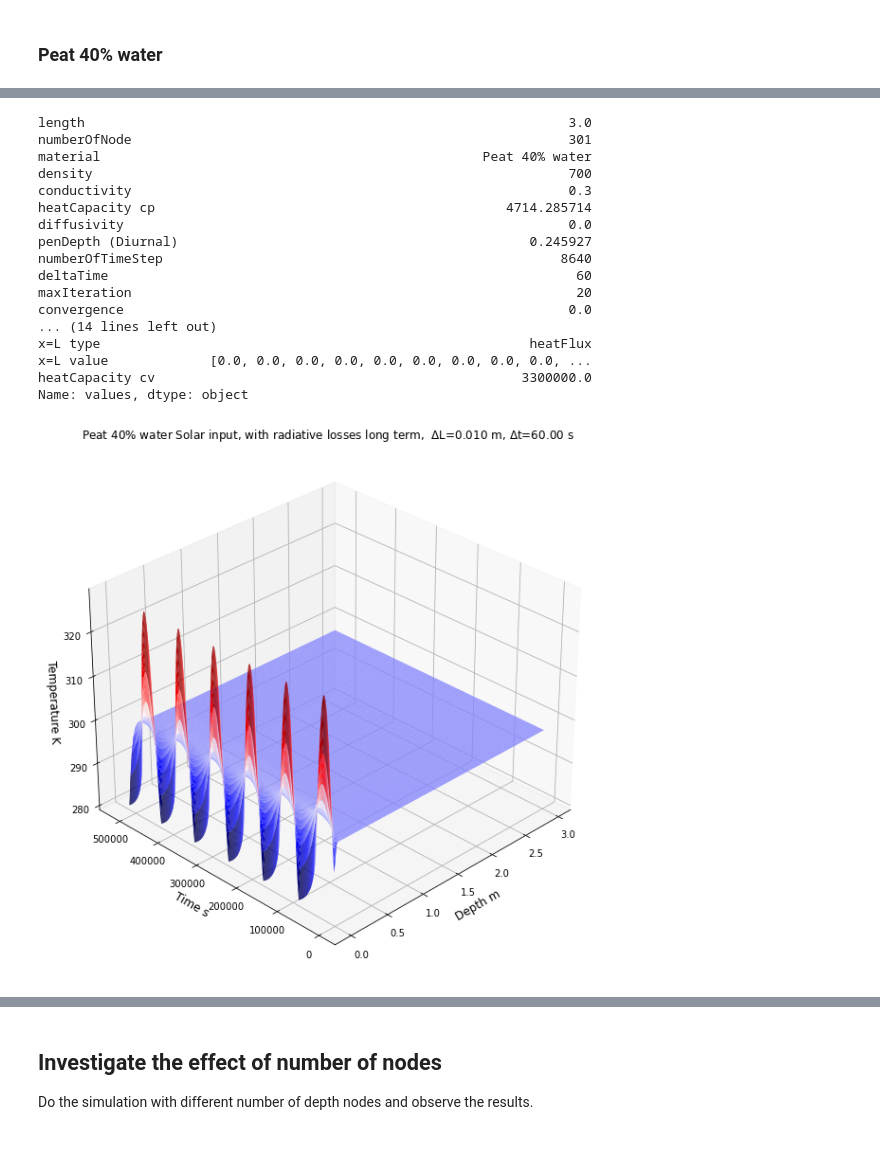
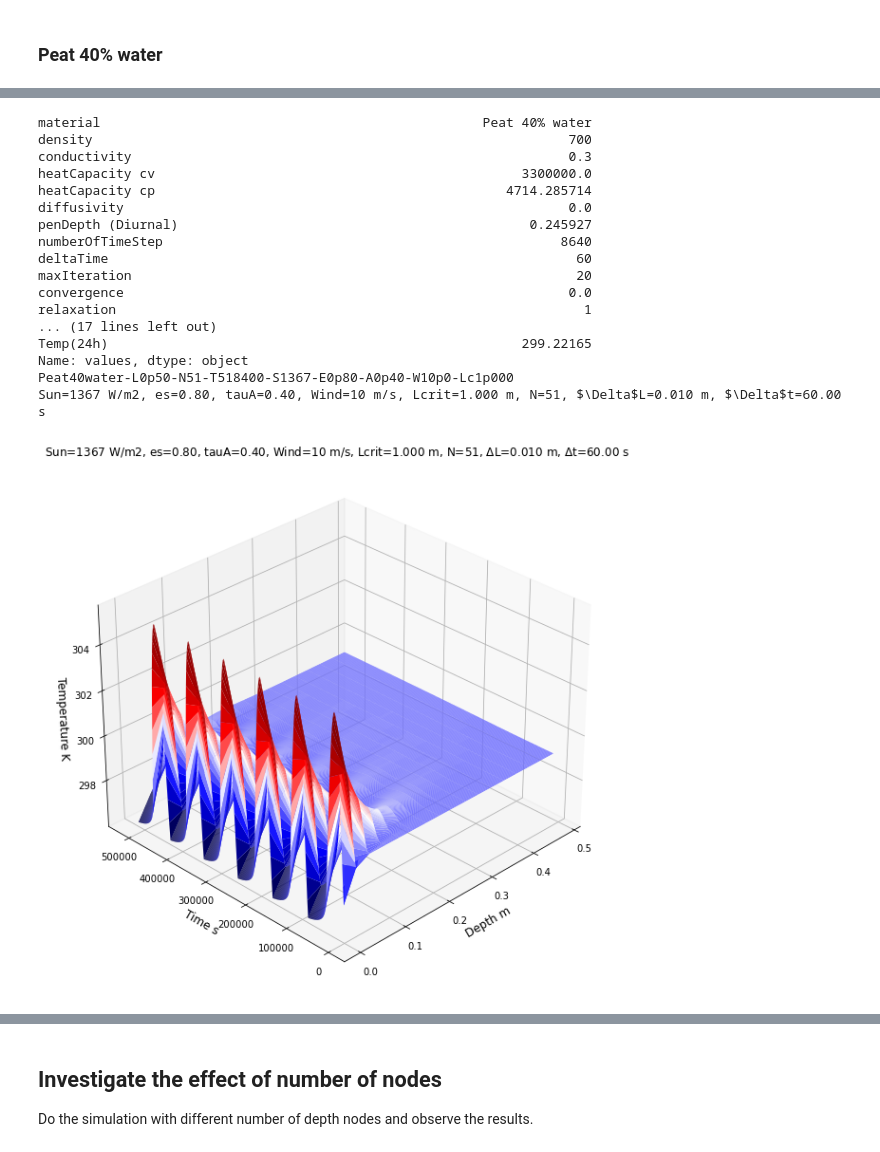
Before and after one commit to NelisW/heatConduction, a Jupyter notebook: 1D-heatflow.ipynb, the cells around one changed output, grey strips where cells are left out. Drawn from its saved outputs; the diff is of its cells as text; code cells hidden in the pictures.

```diff
--- a/1D-heatflow.ipynb
+++ b/1D-heatflow.ipynb
@@ -452,7 +644,4 @@ paras['penDepth (Diurnal)'] = np.sqrt(7.7 * paras['diffusivity'] * 86.4e3 )
 # %%
-# Planck radiative heat loss
-paras['Do radiative'] = True
-
 # Grid
 paras['length'] = 3.
 paras['numberOfNode'] = 301
@@ -461,7 +650,7 @@ paras['numberOfNode'] = 301
 paras['Initial value'] = 298.  # K
 
 # time
-numberDays = 30
+numberDays = 100
 freq =  1 / (60 * 60 * 24)
 paras['numberOfTimeStep'] = numberDays * 144
 paras['deltaTime'] = 600
@@ -477,14 +666,13 @@ paras['x=0 value'] = valueX0
 paras['x=L type'] = 'heatFlux'#'heatFlux' W/m2  or 'fixedTemperature' K
 paras['x=L value'] = valueXL
 
-print(paras)
-
 results, cache = hc.solve(paras)
 
 T = pp.preprocess(paras, results)
-positions = [0,0.25,0.5,0.75,1,1.25,1.5,1.75,2,3]
-deltaL = paras['length']/paras['numberOfNode']
-filename = f'{paras["material"]}HB{paras["length"]:.0f}-{totalTime:.0f}.png'.replace(' ','').replace('%','')
-pp.plotsummary(T, positions,2,5,f'{paras["material"]} Solar input, with radiative losses long term,  $\Delta$L={deltaL:0.3f} m, $\Delta$t={paras["deltaTime"]:.2f} s',
-                filename)
+
+processplot(T,paras,deciX=2,deciT=5)
+
+paras['Temp(24h)'] = T.values[0,int(-1440*60/paras['deltaTime']):-1].mean()
+
+print(paras)
 # %% [output]
@@ -509,0 +698,3 @@ Name: values, dtype: object
+# %%
+paras['Temp(24h)'] = T.values[0,int(-1440*60/paras['deltaTime']):-1].mean()
+print(paras)
@@ -510,8 +719,9 @@ Name: values, dtype: object
 # %%
+paras['length'] = 0.5
+paras['numberOfNode'] = 51
 
 # get surface temperature in last 24 hours
-paras['Initial value'] = T.values[0,-144:-1].mean()  # K
-
+paras['Initial value'] = 299.22165  # K
 
 # time
 numberDays = 6
@@ -521,42 +731,40 @@ paras['deltaTime'] = 60
 paras['penDepth'] = np.sqrt(7.7 * paras['diffusivity'] * paras['deltaTime'] )
 totalTime = paras['numberOfTimeStep']  * paras['deltaTime']
 t = np.linspace(0,totalTime,int(paras['numberOfTimeStep']))
 
 valueX0 = paras['AtmoTau'] * paras['Emissivity'] * paras['Solar constant'] * np.sin(2*np.pi*t*freq)
 valueX0 = np.where(valueX0>0,valueX0,0)
 valueXL = 0 * np.ones(t.shape)
 paras['x=0 type'] = 'heatFlux'#'heatFlux' W/m2  or 'fixedTemperature' K
 paras['x=0 value'] = valueX0
 paras['x=L type'] = 'heatFlux'#'heatFlux' W/m2  or 'fixedTemperature' K
 paras['x=L value'] = valueXL
 
 print(paras)
 
 results, cache = hc.solve(paras)
 
 T = pp.preprocess(paras, results)
+Thinum = T
+hinum = paras['numberOfNode']
 
-positions = [0,0.25,0.5,0.75,1,1.25,1.5,1.75,2,3]
-deltaL = paras['length']/paras['numberOfNode']
-filename = f'{paras["material"]}HB{paras["length"]:.0f}-{totalTime:.0f}.png'.replace(' ','').replace('%','')
-pp.plotsummary(T, positions,3,30,f'{paras["material"]} Solar input, with radiative losses long term,  $\Delta$L={deltaL:0.3f} m, $\Delta$t={paras["deltaTime"]:.2f} s',
-                   filename)
+processplot(T,paras,deciX=3,deciT=30)
 # %% [output]
-length                                                              3.0
-numberOfNode                                                        301
 material                                                 Peat 40% water
 density                                                             700
 conductivity                                                        0.3
+heatCapacity cv                                               3300000.0
 heatCapacity cp                                             4714.285714
 diffusivity                                                         0.0
 penDepth (Diurnal)                                             0.245927
 numberOfTimeStep                                                   8640
 deltaTime                                                            60
 maxIteration                                                         20
 convergence                                                         0.0
-... (14 lines left out)
-x=L type                                                       heatFlux
-x=L value             [0.0, 0.0, 0.0, 0.0, 0.0, 0.0, 0.0, 0.0, 0.0, ...
-heatCapacity cv                                               3300000.0
+relaxation                                                            1
+... (17 lines left out)
+Temp(24h)                                                     299.22165
 Name: values, dtype: object
+Peat40water-L0p50-N51-T518400-S1367-E0p80-A0p40-W10p0-Lc1p000
+Sun=1367 W/m2, es=0.80, tauA=0.40, Wind=10 m/s, Lcrit=1.000 m, N=51, $\Delta$L=0.010 m, $\Delta$t=60.00 s
-[figure, old version]
+[figure, new version]
```
Also changed, not shown: parts of 25 cells of this notebook, 13 other files.
